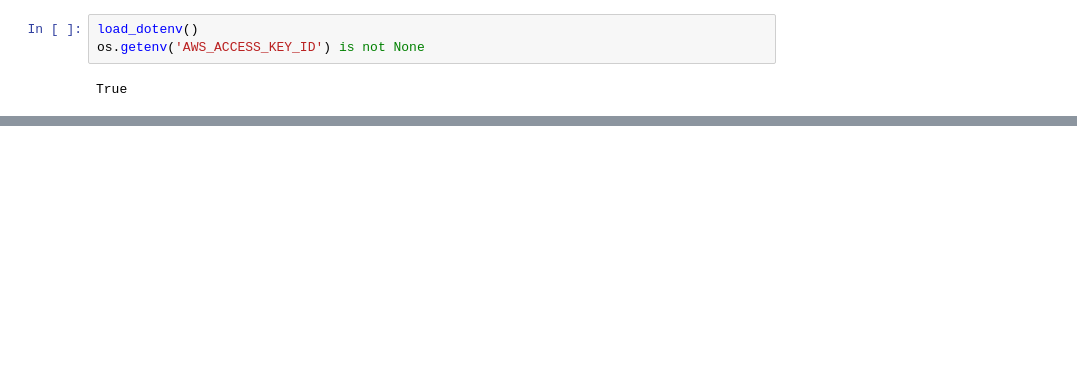
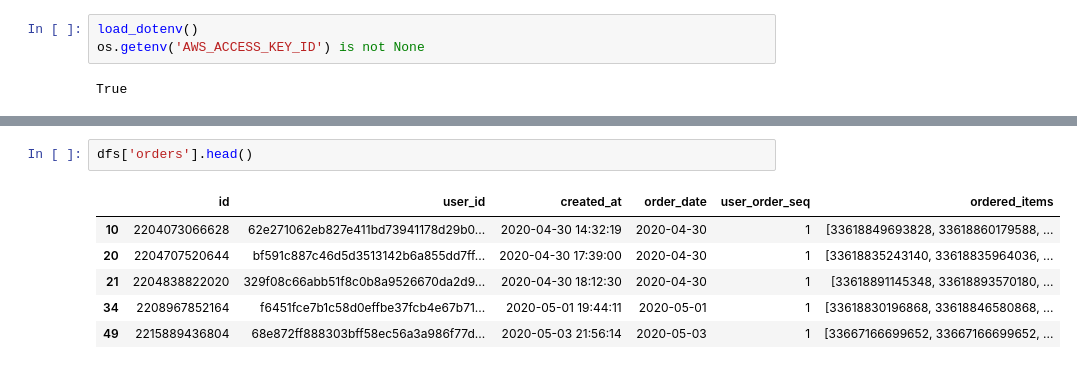
Before and after one commit to Pablomarttinn/zrive-ds, a Jupyter notebook: src/module_2/Work1.ipynb, the cells around one changed output, grey strips where cells are left out. Saved outputs shown, nothing was run; the diff lists cells and outputs as text; blank space fills up the shorter version.

```diff
--- a/src/module_2/Work1.ipynb
+++ b/src/module_2/Work1.ipynb
@@ -29,0 +171,9 @@ poetry show pandas
+# %%
+dfs['orders'].head()
+# %% [output]
+|  | id | user_id | created_at | order_date | user_order_seq | ordered_items |
+| 10 | 2204073066628 | 62e271062eb827e411bd73941178d29b0... | 2020-04-30 14:32:19 | 2020-04-30 | 1 | [33618849693828, 33618860179588, ... |
+| 20 | 2204707520644 | bf591c887c46d5d3513142b6a855dd7ff... | 2020-04-30 17:39:00 | 2020-04-30 | 1 | [33618835243140, 33618835964036, ... |
+| 21 | 2204838822020 | 329f08c66abb51f8c0b8a9526670da2d9... | 2020-04-30 18:12:30 | 2020-04-30 | 1 | [33618891145348, 33618893570180, ... |
+| 34 | 2208967852164 | f6451fce7b1c58d0effbe37fcb4e67b71... | 2020-05-01 19:44:11 | 2020-05-01 | 1 | [33618830196868, 33618846580868, ... |
+| 49 | 2215889436804 | 68e872ff888303bff58ec56a3a986f77d... | 2020-05-03 21:56:14 | 2020-05-03 | 1 | [33667166699652, 33667166699652, ... |
```
Also changed, not shown: parts of 41 cells of this notebook, 3 other files.
